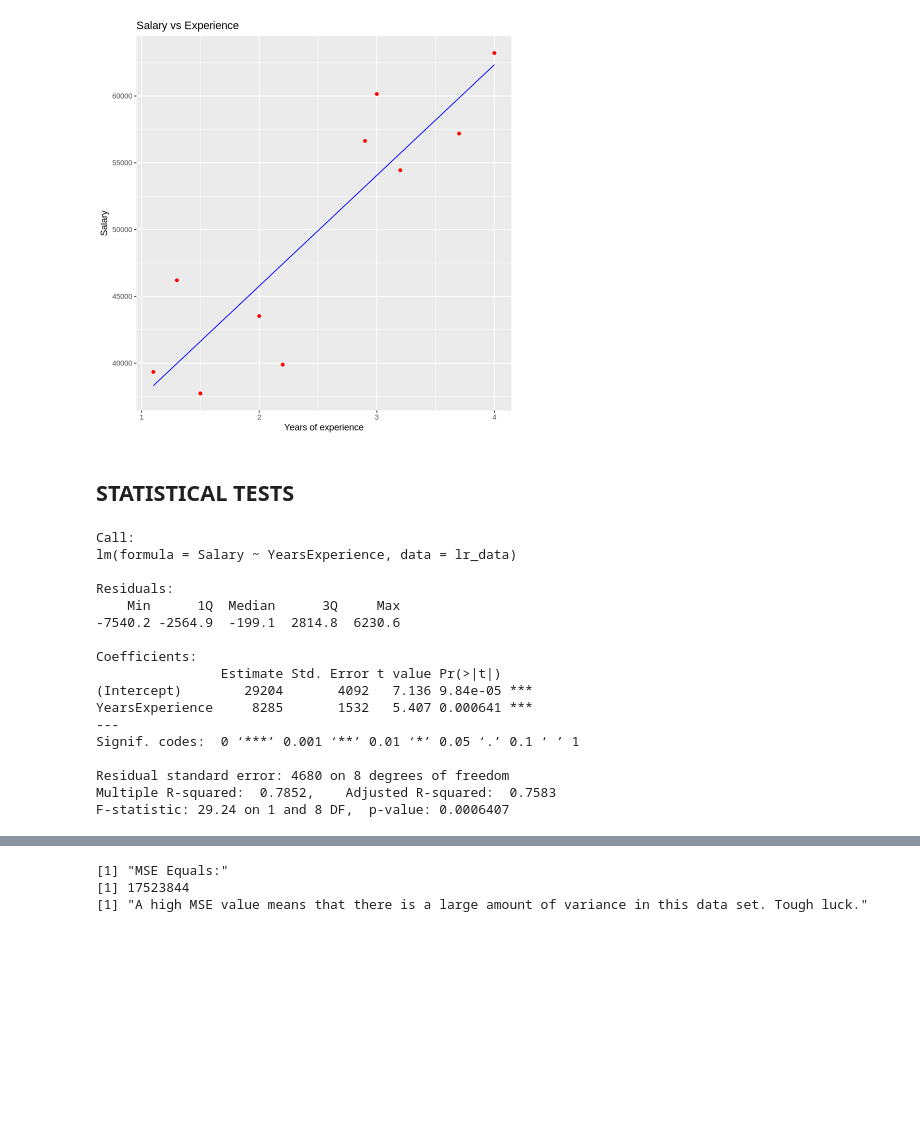
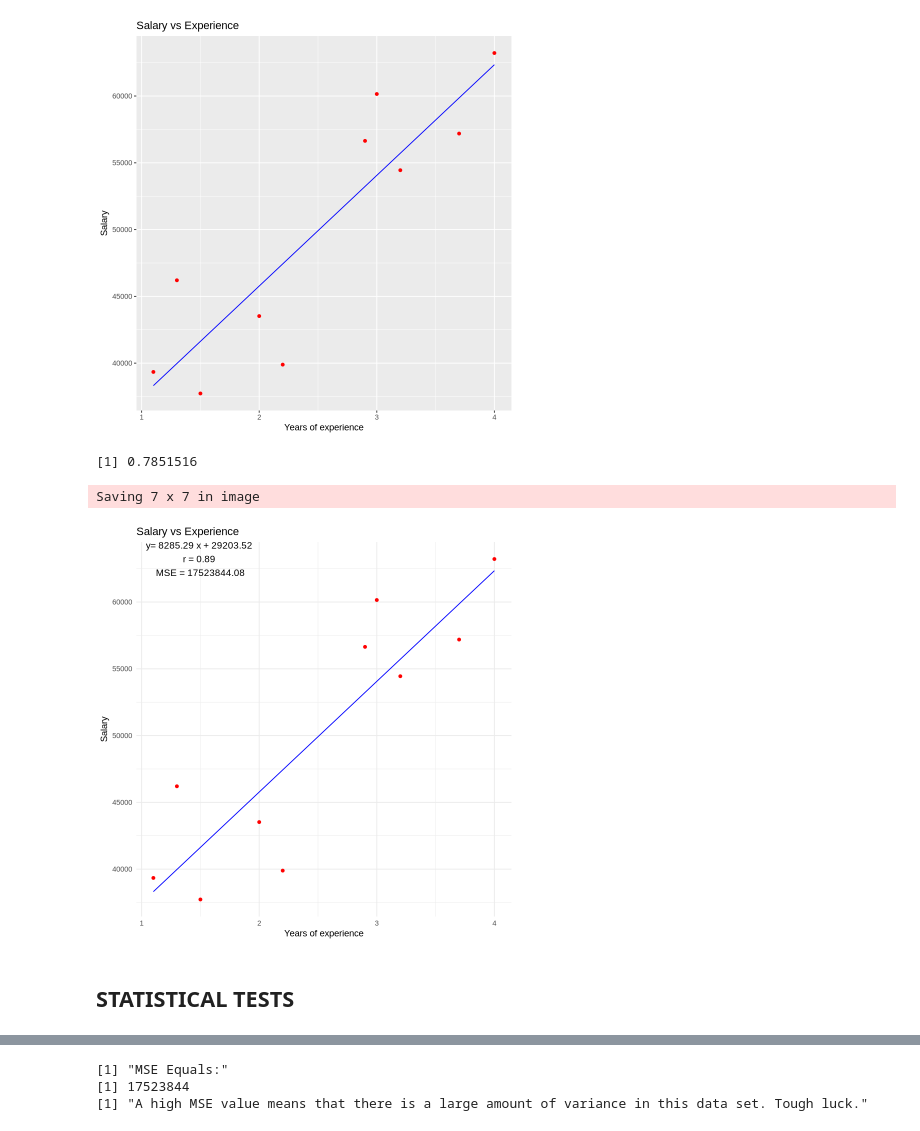
Before and after one commit to ilike-gges1/linear_regression_assignment_2, a Jupyter notebook: Linear_Regression_R_Notebook.ipynb, the cells around one changed output, grey strips where cells are left out. Saved outputs shown, nothing was run; the diff lists cells and outputs as text; code cells hidden in the pictures; blank space fills up the shorter version.

```diff
--- a/Linear_Regression_R_Notebook.ipynb
+++ b/Linear_Regression_R_Notebook.ipynb
@@ -53,25 +59,32 @@ ggplot() +
 # %% [output]
 [figure]
 [figure]
-# %% [markdown]
-## STATISTICAL TESTS
 # %%
-summary(model) #How we are evaluating our model
+model <- lm(Salary ~ YearsExperience, data=lr_data) #creating the linear model
+pred <- predict(model) #making a prediction model
+mse <- mean((lr_data$"Salary" - pred)^2) #making the MSE
+slope <- coef(model)[2] #slope
+intercept <- coef(model)[1] #y-intercept
+r <- cor(lr_data$'YearsExperience', lr_data$'Salary') #correlation coefficient
+summary(model)$r.squared #r-squared value
+
+library(ggplot2)
+ggplot() +
+  geom_point(aes(x = lr_data$YearsExperience, y = lr_data$Salary), colour = 'red') + #generates the points of the combined scatter plot + LR
+  geom_line(aes(x = lr_data$YearsExperience, y = predict(model, newdata = lr_data)), colour = 'blue') + #generates the line of the combined scatter plot + LR
+  annotate("text", x = 1.5, y = max(lr_data$Salary) - 0.5, #annoating the graph
+           label = paste("y=", round(slope, 2), "x +", round(intercept, 2),
+                        "\nr =", round(r, 2), "\nMSE =", round(mse, 2)),
+           size = 4) +
+  ggtitle('Salary vs Experience') + #the title of the combined plot
+  xlab('Years of experience') + #the x axis label
+  ylab('Salary') + #the y axis label
+  theme_minimal()
+
+ggsave("updated_linear_regression_plot_r.png")
 # %% [output]
-Call:
-lm(formula = Salary ~ YearsExperience, data = lr_data)
-
-Residuals:
-    Min      1Q  Median      3Q     Max
--7540.2 -2564.9  -199.1  2814.8  6230.6
-
-Coefficients:
-                Estimate Std. Error t value Pr(>|t|)
-(Intercept)        29204       4092   7.136 9.84e-05 ***
-YearsExperience     8285       1532   5.407 0.000641 ***
----
-Signif. codes:  0 ‘***’ 0.001 ‘**’ 0.01 ‘*’ 0.05 ‘.’ 0.1 ‘ ’ 1
-
-Residual standard error: 4680 on 8 degrees of freedom
-Multiple R-squared:  0.7852,    Adjusted R-squared:  0.7583
-F-statistic: 29.24 on 1 and 8 DF,  p-value: 0.0006407
+[1] 0.7851516
+Saving 7 x 7 in image
+[figure, added]
+# %% [markdown]
+## STATISTICAL TESTS
```
Also changed, not shown: parts of 15 cells of this notebook, 13 other files.
